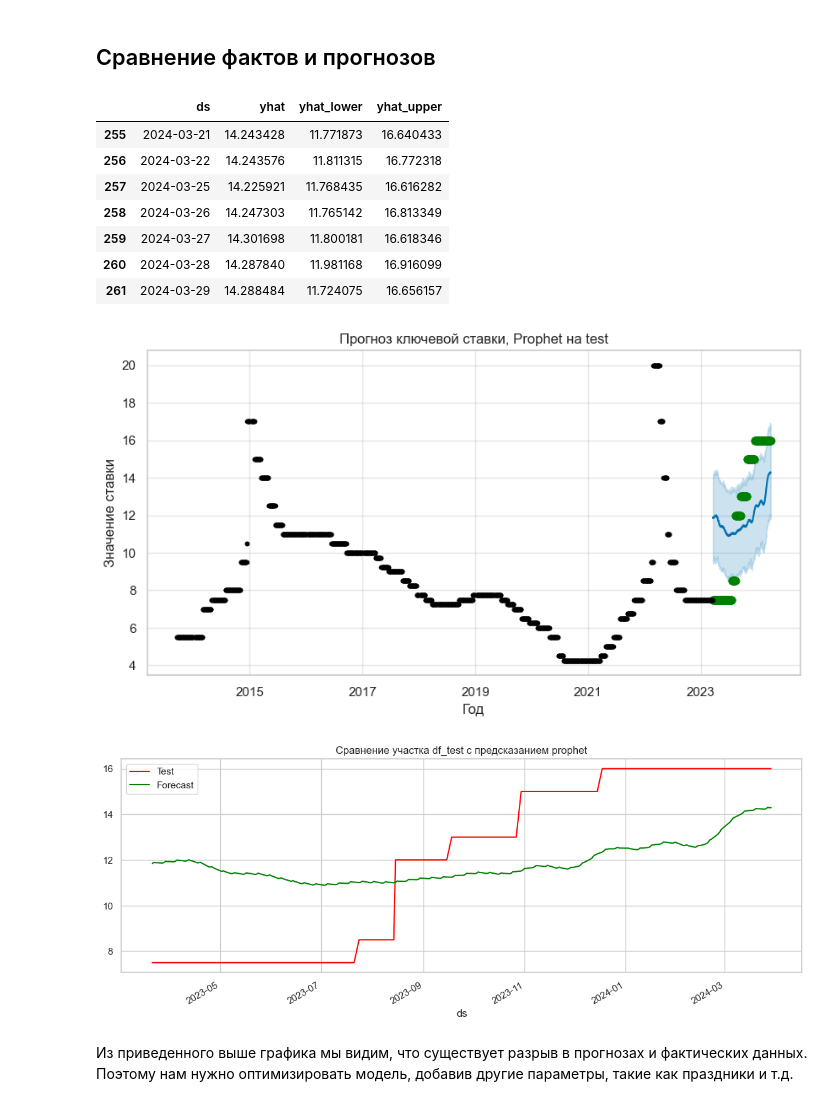
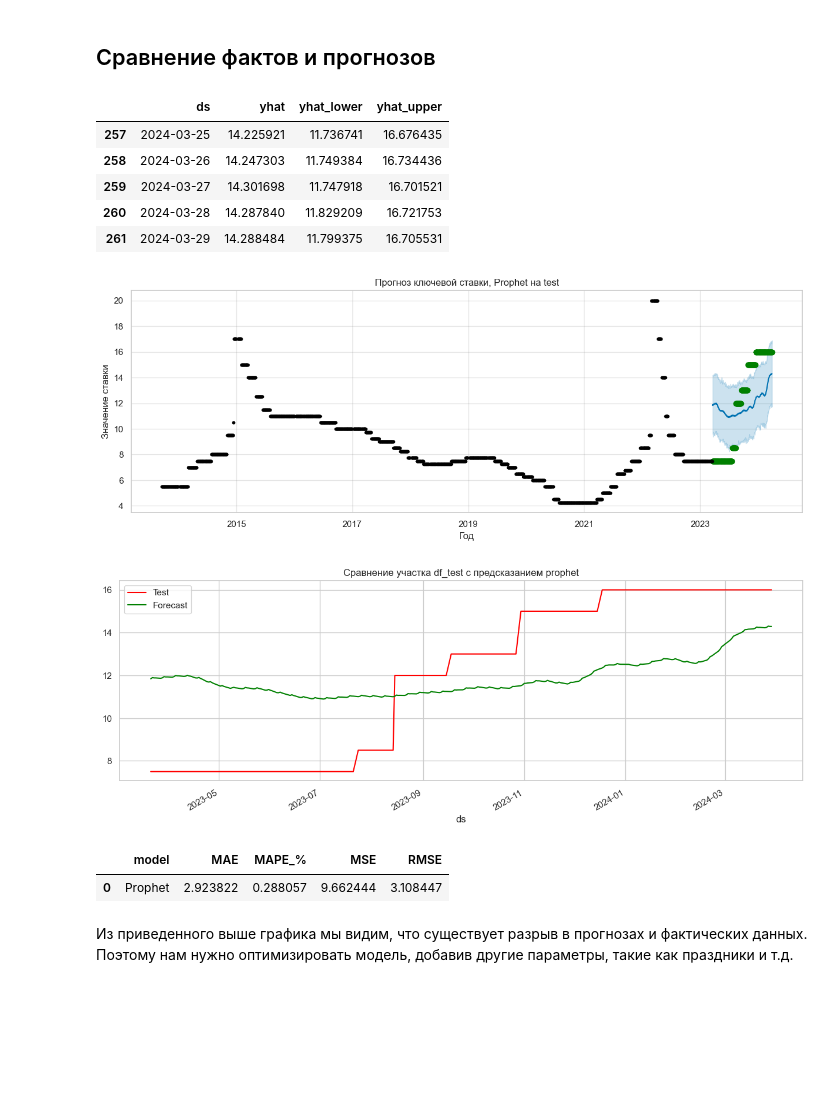
Before and after one commit to myxa95/01_Prediction_of_the_key_rate_in_the_Russian_Federation, a Jupyter notebook: notebooks/Parcer_EDA.ipynb, the cells around one changed output. Drawn from its saved outputs; the diff is of its cells as text; code cells hidden in the pictures; blank space fills up the shorter version.

```diff
--- a/notebooks/Parcer_EDA.ipynb
+++ b/notebooks/Parcer_EDA.ipynb
@@ -202,37 +214,46 @@ plt.show()
 ## Сравнение фактов и прогнозов
 # %%
 df_test_forecast = model.predict(df_test)
-df_test_forecast[['ds', 'yhat', 'yhat_lower', 'yhat_upper']].tail(7)
+df_test_forecast[['ds', 'yhat', 'yhat_lower', 'yhat_upper']].tail()
 # %% [output]
 |  | ds | yhat | yhat_lower | yhat_upper |
-| 255 | 2024-03-21 | 14.243428 | 11.771873 | 16.640433 |
-| 256 | 2024-03-22 | 14.243576 | 11.811315 | 16.772318 |
-| 257 | 2024-03-25 | 14.225921 | 11.768435 | 16.616282 |
-| 258 | 2024-03-26 | 14.247303 | 11.765142 | 16.813349 |
-| 259 | 2024-03-27 | 14.301698 | 11.800181 | 16.618346 |
-| 260 | 2024-03-28 | 14.287840 | 11.981168 | 16.916099 |
-| 261 | 2024-03-29 | 14.288484 | 11.724075 | 16.656157 |
+| 257 | 2024-03-25 | 14.225921 | 11.736741 | 16.676435 |
+| 258 | 2024-03-26 | 14.247303 | 11.749384 | 16.734436 |
+| 259 | 2024-03-27 | 14.301698 | 11.747918 | 16.701521 |
+| 260 | 2024-03-28 | 14.287840 | 11.829209 | 16.721753 |
+| 261 | 2024-03-29 | 14.288484 | 11.799375 | 16.705531 |
 # %%
 # смотрим совпадение фактического курса с предсказанным курсом prophet обученным на train, проверка модели
 fig, ax = plt.subplots(figsize= (10, 5))
 
+fig.set_figheight(5)
+fig.set_figwidth(15)
 predict = model.predict(df_test)
 fig = model.plot(predict, ax=ax)
 ax.scatter(df_test.ds, df_test['y'], color = 'g')
 ax.set_title('Прогноз ключевой ставки, Prophet на test')
 ax.set_ylabel('Значение ставки')
 ax.set_xlabel('Год')
 plt.show()
 # %% [output]
-[figure, old version]
+[figure, new version]
 # %%
 # сравнение участка df_test с предсказанием prophet
 fig, ax = plt.subplots(figsize=(14,5))
+fig.set_figheight(5)
+fig.set_figwidth(15)
 df_test.plot(kind='line',x='ds', y='y', color='red', label='Test', ax=ax)
 df_test_forecast.plot(kind='line',x='ds',y='yhat', color='green',label='Forecast', ax=ax)
 plt.title('Сравнение участка df_test с предсказанием prophet')
 plt.show()
 # %% [output]
-[figure, old version]
+[figure, new version]
+# %%
+# просмотр метрик модели обученной на train в сравнени с прогнозом
+metrics = get_metrics(y_test=df_test['y'], y_pred=df_test_forecast['yhat'], name='Prophet')
+metrics
+# %% [output]
+|  | model | MAE | MAPE_% | MSE | RMSE |
+| 0 | Prophet | 2.923822 | 0.288057 | 9.662444 | 3.108447 |
 # %% [markdown]
 Из приведенного выше графика мы видим, что существует разрыв в прогнозах и фактических данных. Поэтому нам нужно оптимизировать модель, добавив другие параметры, такие как праздники и т.д.
```
Also changed, not shown: parts of 14 cells of this notebook, 1 other file.
